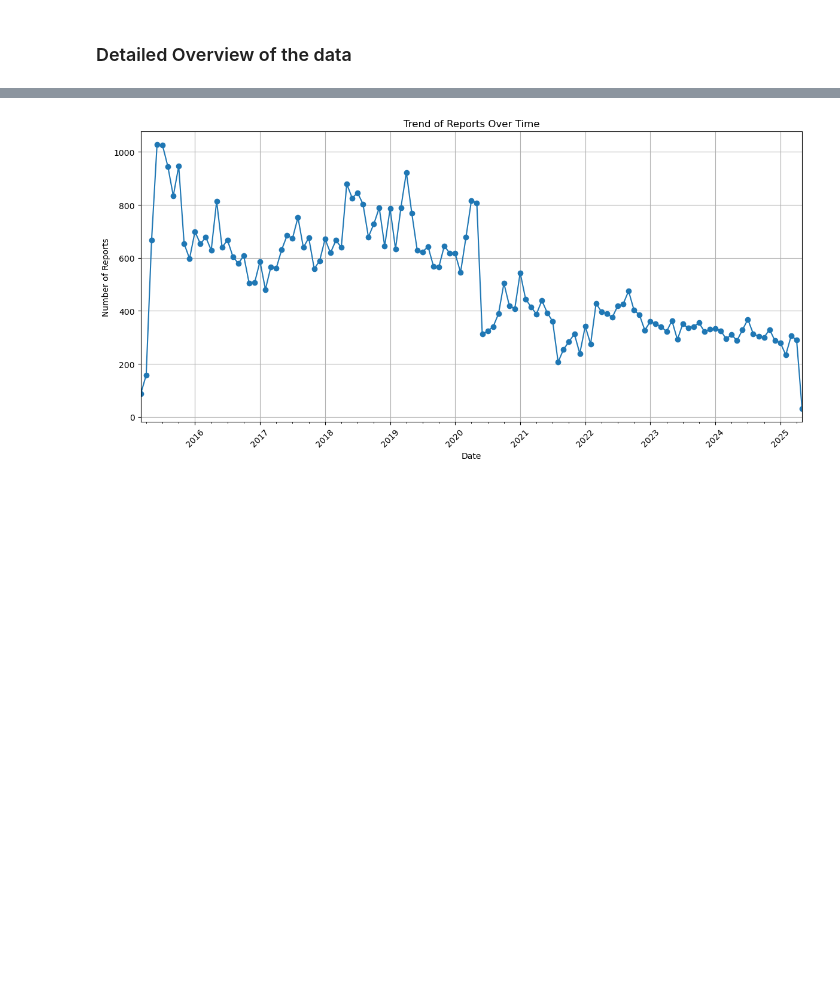
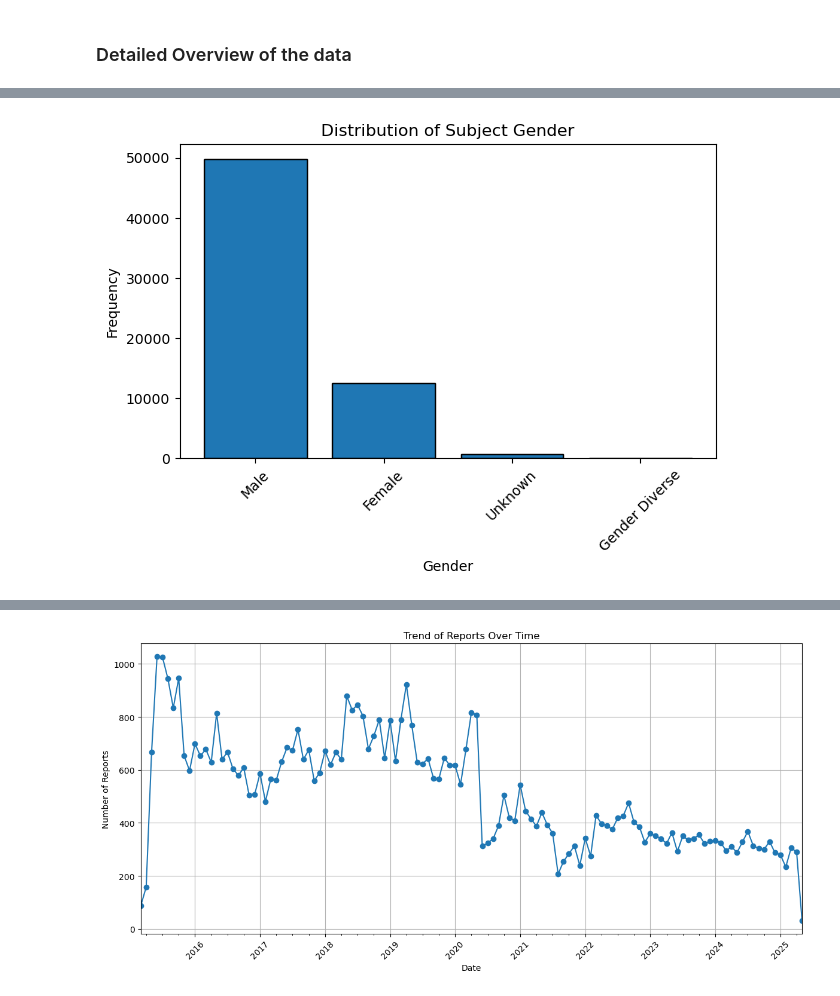
Before and after one commit to Tintin-dataObsessed/terry-stop-legal-analysis, a Jupyter notebook: index.ipynb, the cells around one changed output, grey strips where cells are left out. Cells and saved outputs as stored; diff of their text form; code cells hidden in the pictures; blank space fills up the shorter version.

```diff
--- a/index.ipynb
+++ b/index.ipynb
@@ -167,0 +183,13 @@ plt.show()
+# %%
+#Gender Distribution
+gender_counts = df['Subject Perceived Gender'].value_counts()
+
+plt.bar(gender_counts.index, gender_counts.values, edgecolor='black')
+plt.title('Distribution of Subject Gender')
+plt.xlabel('Gender')
+plt.ylabel('Frequency')
+plt.xticks(rotation=45)
+plt.tight_layout()
+plt.show()
+# %% [output]
+[figure, added]
```
Also changed, not shown: parts of 25 cells of this notebook, 1 other file.
